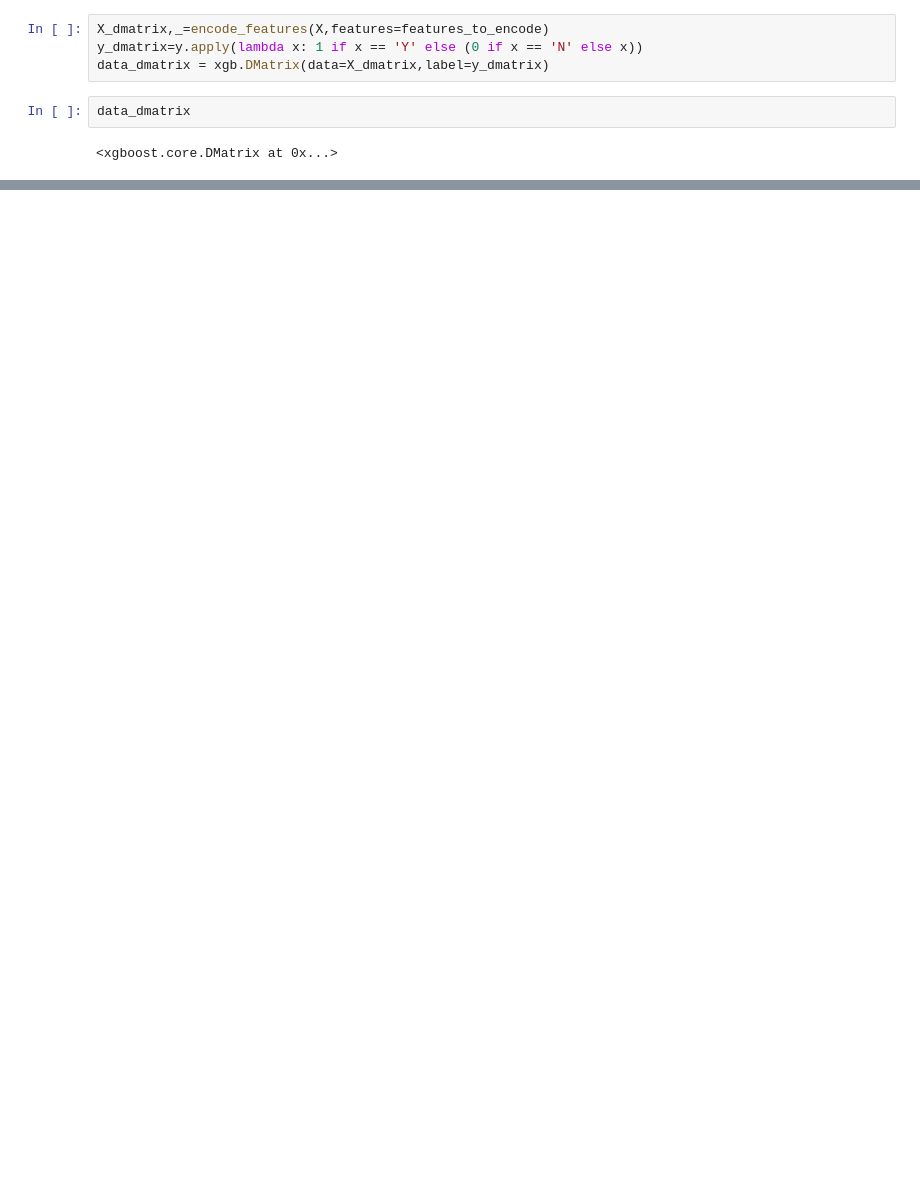
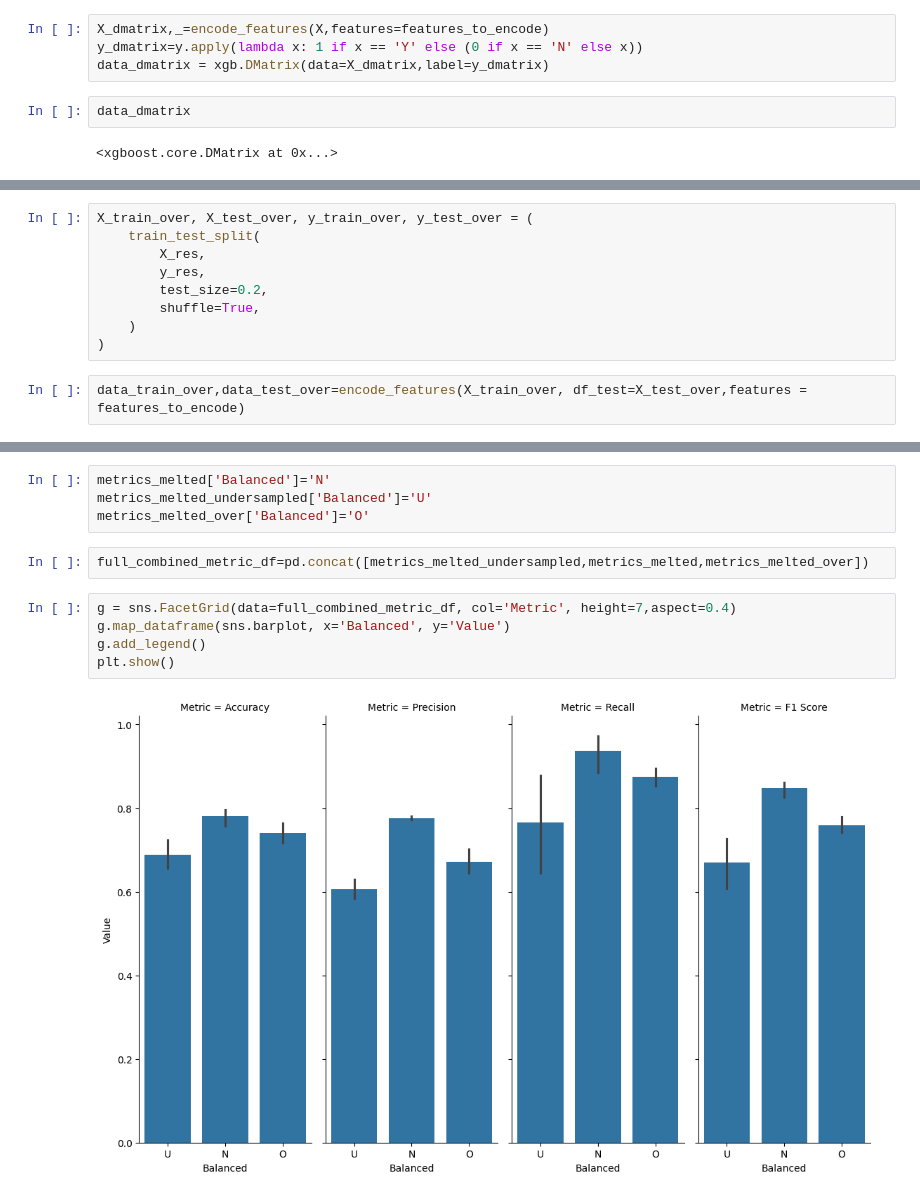
Before and after one commit to data-eater/python_practice_code, a Jupyter notebook: model_training_vsales_assign/classification.ipynb, the cells around one changed output, grey strips where cells are left out. Cells and saved outputs as stored; diff of their text form; blank space fills up the shorter version.

```diff
--- a/model_training_vsales_assign/classification.ipynb
+++ b/model_training_vsales_assign/classification.ipynb
@@ -375,0 +538,11 @@ plt.show()
+# %%
+X_train_over, X_test_over, y_train_over, y_test_over = (
+    train_test_split(
+        X_res,
+        y_res,
+        test_size=0.2,
+        shuffle=True,
+    )
+)
+# %%
+data_train_over,data_test_over=encode_features(X_train_over, df_test=X_test_over,features = features_to_encode)
@@ -375,0 +620,13 @@ plt.show()
+# %%
+metrics_melted['Balanced']='N'
+metrics_melted_undersampled['Balanced']='U'
+metrics_melted_over['Balanced']='O'
+# %%
+full_combined_metric_df=pd.concat([metrics_melted_undersampled,metrics_melted,metrics_melted_over])
+# %%
+g = sns.FacetGrid(data=full_combined_metric_df, col='Metric', height=7,aspect=0.4)
+g.map_dataframe(sns.barplot, x='Balanced', y='Value')
+g.add_legend()
+plt.show()
+# %% [output]
+[figure, added]
```
Also changed, not shown: parts of 25 cells of this notebook, 2 other files.
